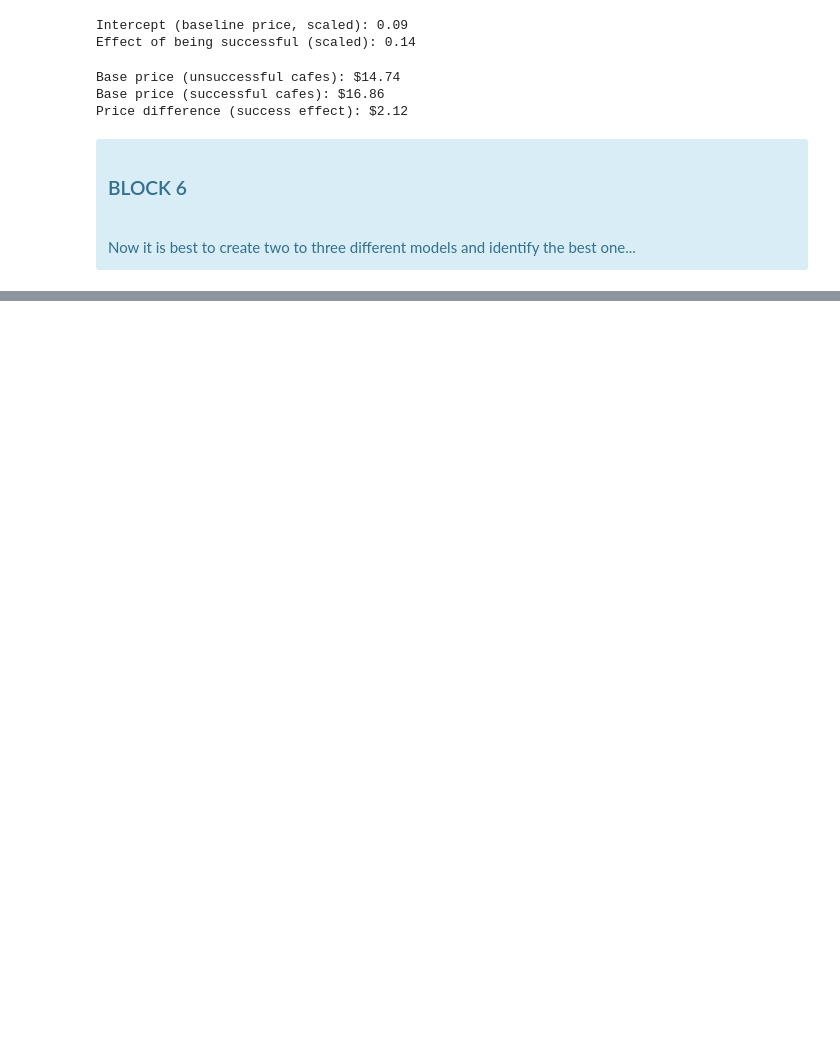
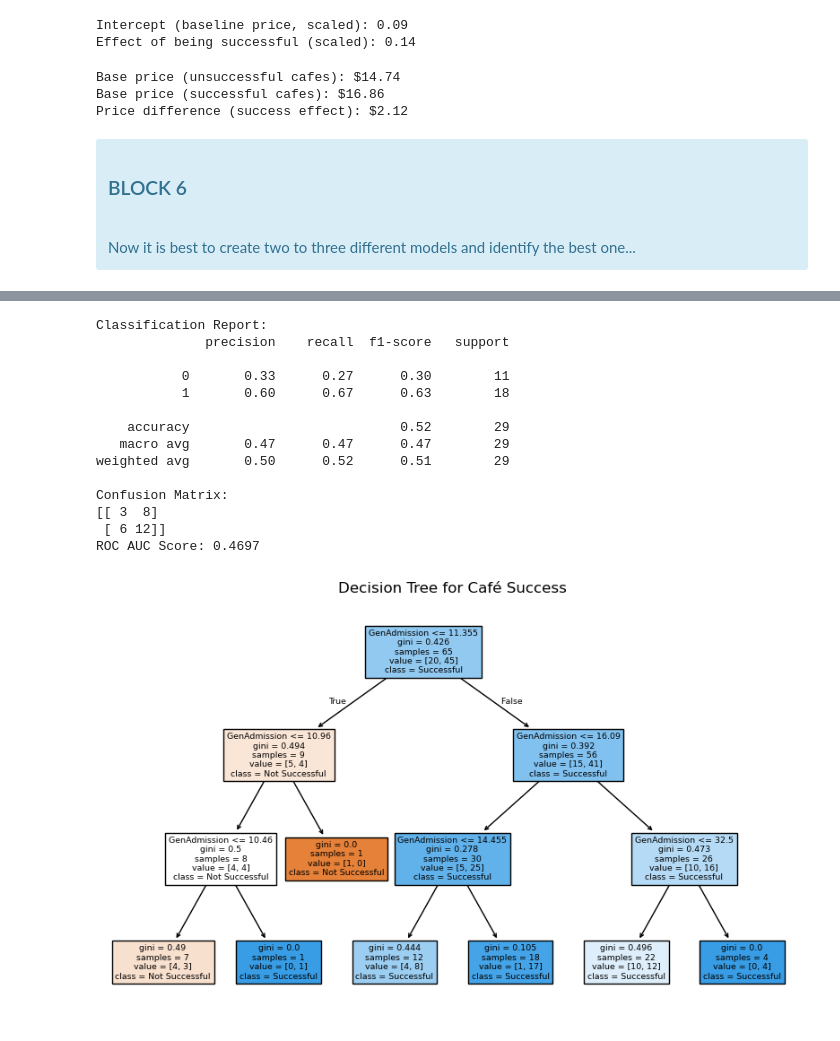
Before and after one commit to ebhatsha/CapstonePortfolio, a Jupyter notebook: CafeSuccessCapstone.ipynb, the cells around one changed output, grey strips where cells are left out. Drawn from its saved outputs; the diff is of its cells as text; code cells hidden in the pictures; blank space fills up the shorter version.

```diff
--- a/CafeSuccessCapstone.ipynb
+++ b/CafeSuccessCapstone.ipynb
@@ -595,3 +597,7 @@ CafeInfo.head()
 <h3>BLOCK 5.2</h3><br>
 Now train and test data in the columns with necessary data that will be used to evaluate success.
 </div>
+# %%
+import pandas as pd
+CafeInfo = pd.read_csv(r"C:\Users\eshab\Downloads\PetCafeSuccess_Capstone2\CafeInfo.csv")
+print('Done!')
@@ -704,0 +726,51 @@ plt.show()
+# %%
+# Now try a decision tree
+from sklearn.tree import DecisionTreeClassifier, plot_tree
+from sklearn.model_selection import train_test_split
+from sklearn.metrics import classification_report, confusion_matrix, roc_auc_score
+import matplotlib.pyplot as plt
+
+X = CafeInfo[['$$/hour_GenAdmission']]
+y = CafeInfo['successful_or_not']
+
+# Split into train and test sets
+X_train, X_test, y_train, y_test = train_test_split(X, y, test_size=0.3, random_state=42)
+
+# Train Decision Tree model
+tree_clf = DecisionTreeClassifier(random_state=42, max_depth=3)  # You can tune max_depth
+tree_clf.fit(X_train, y_train)
+
+# Make predictions
+y_pred = tree_clf.predict(X_test)
+
+# Evaluation
+print("Classification Report:")
+print(classification_report(y_test, y_pred))
+
+print("Confusion Matrix:")
+print(confusion_matrix(y_test, y_pred))
+
+roc_score = roc_auc_score(y_test, y_pred)
+print(f"ROC AUC Score: {roc_score:.4f}")
+
+# Visualize the tree
+plt.figure(figsize=(10,6))
+plot_tree(tree_clf, feature_names=['GenAdmission'], class_names=['Not Successful', 'Successful'], filled=True)
+plt.title("Decision Tree for Café Success")
+plt.show()
+# %% [output]
+Classification Report:
+              precision    recall  f1-score   support
+
+           0       0.33      0.27      0.30        11
+           1       0.60      0.67      0.63        18
+
+    accuracy                           0.52        29
+   macro avg       0.47      0.47      0.47        29
+weighted avg       0.50      0.52      0.51        29
+
+Confusion Matrix:
+[[ 3  8]
+ [ 6 12]]
+ROC AUC Score: 0.4697
+[figure, added]
```
Also changed, not shown: parts of 20 cells of this notebook.
